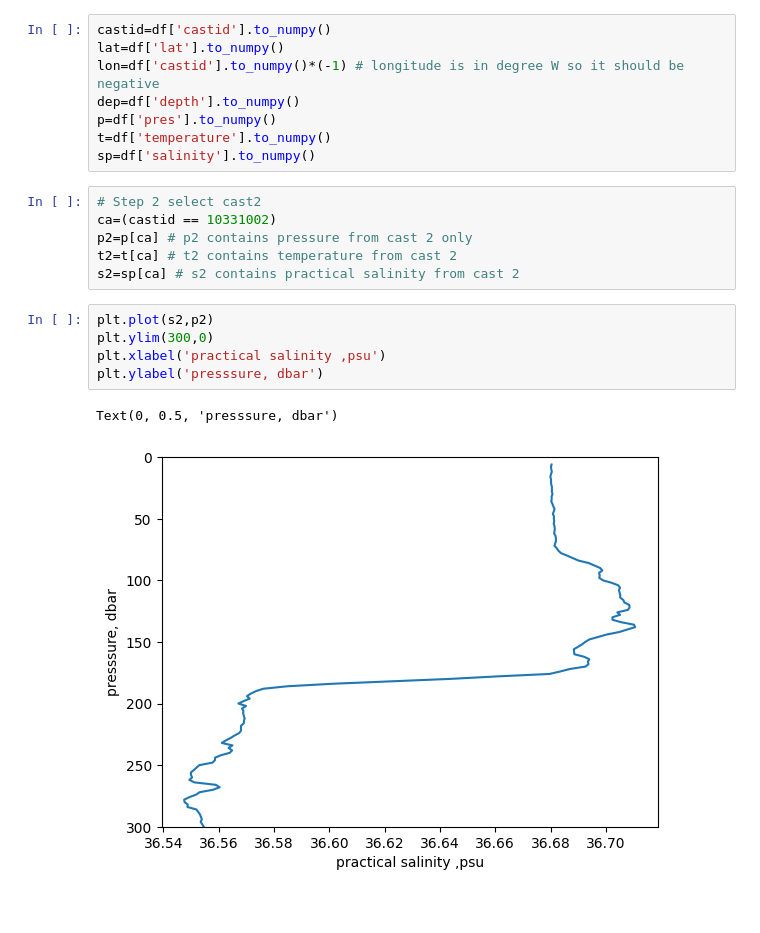
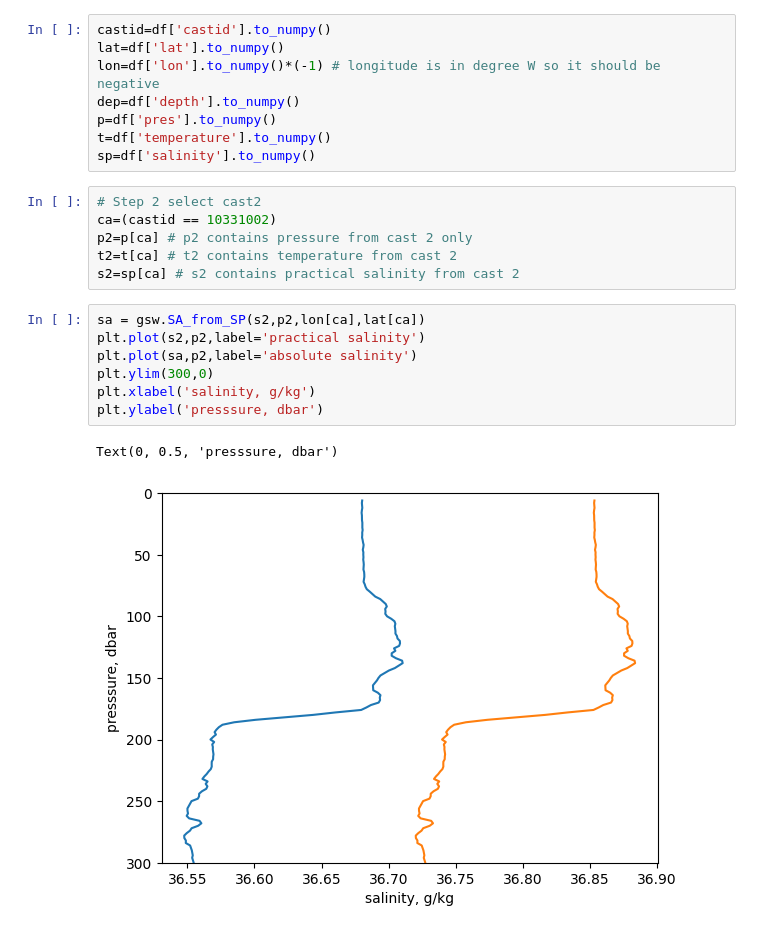
Before and after one commit to takaito1/EAS6305_F24, a Jupyter notebook: week1/read_excel_from_BATS.ipynb, the cells around one changed output. Drawn from its saved outputs; the diff is of its cells as text.

```diff
--- a/week1/read_excel_from_BATS.ipynb
+++ b/week1/read_excel_from_BATS.ipynb
@@ -44,7 +40,7 @@ df
 # %%
 castid=df['castid'].to_numpy()
 lat=df['lat'].to_numpy()
-lon=df['castid'].to_numpy()*(-1) # longitude is in degree W so it should be negative
+lon=df['lon'].to_numpy()*(-1) # longitude is in degree W so it should be negative
 dep=df['depth'].to_numpy()
 p=df['pres'].to_numpy()
 t=df['temperature'].to_numpy()
@@ -56,10 +52,12 @@ p2=p[ca] # p2 contains pressure from cast 2 only
 t2=t[ca] # t2 contains temperature from cast 2
 s2=sp[ca] # s2 contains practical salinity from cast 2
 # %%
-plt.plot(s2,p2)
+sa = gsw.SA_from_SP(s2,p2,lon[ca],lat[ca])
+plt.plot(s2,p2,label='practical salinity')
+plt.plot(sa,p2,label='absolute salinity')
 plt.ylim(300,0)
-plt.xlabel('practical salinity ,psu')
+plt.xlabel('salinity, g/kg')
 plt.ylabel('presssure, dbar')
 # %% [output]
 Text(0, 0.5, 'presssure, dbar')
-[figure, old version]
+[figure, new version]
```
Also changed, not shown: parts of 1 cell of this notebook.
